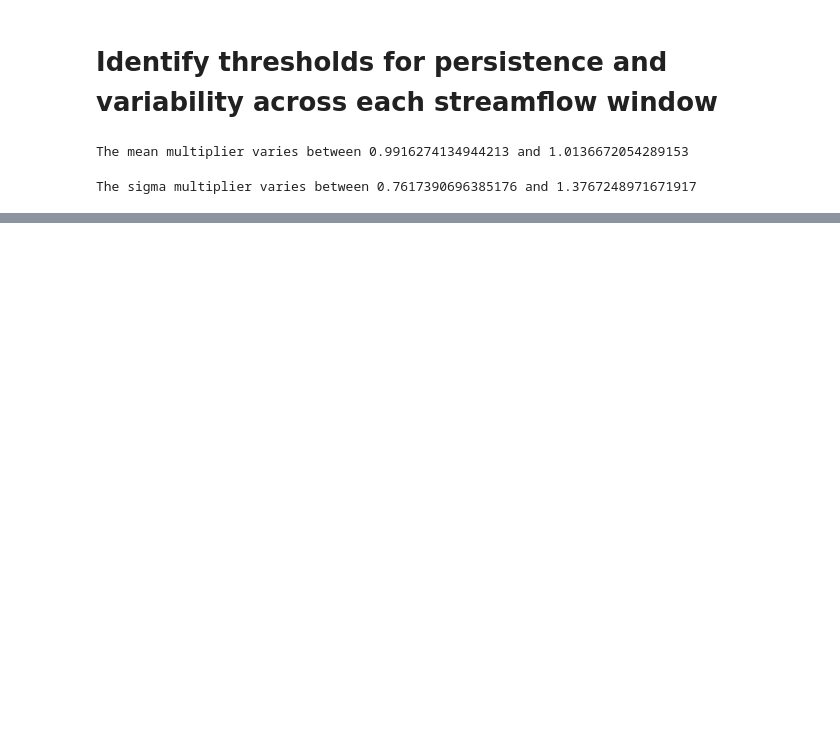
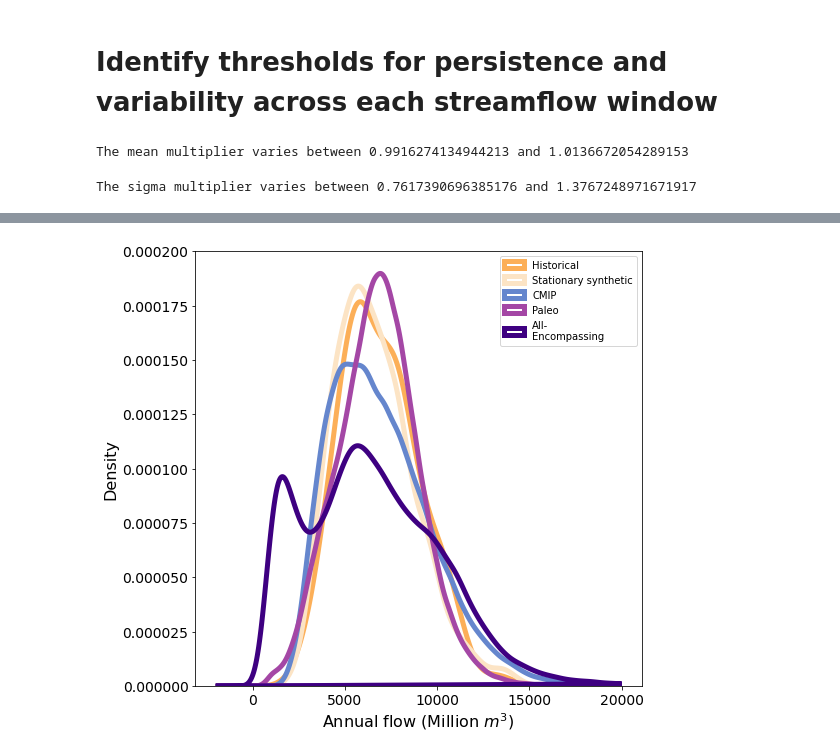
Before and after one commit to antonia-had/Hadjimichael-etal_2024_EarthsFuture, a Jupyter notebook: workflow/streamflow_distribution_changes.ipynb, the cells around one changed output, grey strips where cells are left out. Saved outputs shown, nothing was run; the diff lists cells and outputs as text; code cells hidden in the pictures; blank space fills up the shorter version.

```diff
--- a/workflow/streamflow_distribution_changes.ipynb
+++ b/workflow/streamflow_distribution_changes.ipynb
@@ -297,0 +285,28 @@ plt.xticks(fontsize=14)
+# %%
+fig, ax = plt.subplots(1, 1, figsize=(8,8))
+
+colors = ['#FCAF58', '#FCE4C5', '#6586CD', '#A447A5', '#3E0081']
+labels=['Historical','Stationary synthetic','CMIP','Paleo','All-\nEncompassing']
+
+X_plot = np.linspace(-2000, 20000, 1000)
+bins = np.linspace(-2000, 20000, 1000)
+
+for i in range(len(data)):
+    # Plot the progression of histograms to kernels
+    X = data[i]
+
+    # Scipy KDE
+    kde_sp = gaussian_kde(X)
+    y_sp = kde_sp.pdf(X_plot)
+    ax.fill(X_plot, y_sp, facecolor = "None",
+            edgecolor = colors[i], linewidth=5, label = labels[i])
+# ax.set_xlim(5, 20000)
+ax.set_ylim(0, 0.0002)
+# ax.set_xscale('log')
+ax.legend()
+ax.tick_params(axis='both', labelsize=14)
+ax.set_ylabel("Density", fontsize=16)
+ax.set_xlabel("Annual flow (Million $m^3$)", fontsize=16)
+plt.savefig('dataset_distributions.svg', dpi=300, bbox_inches='tight')
+# %% [output]
+[figure, added]
```
Also changed, not shown: parts of 14 cells of this notebook, 24 other files.
